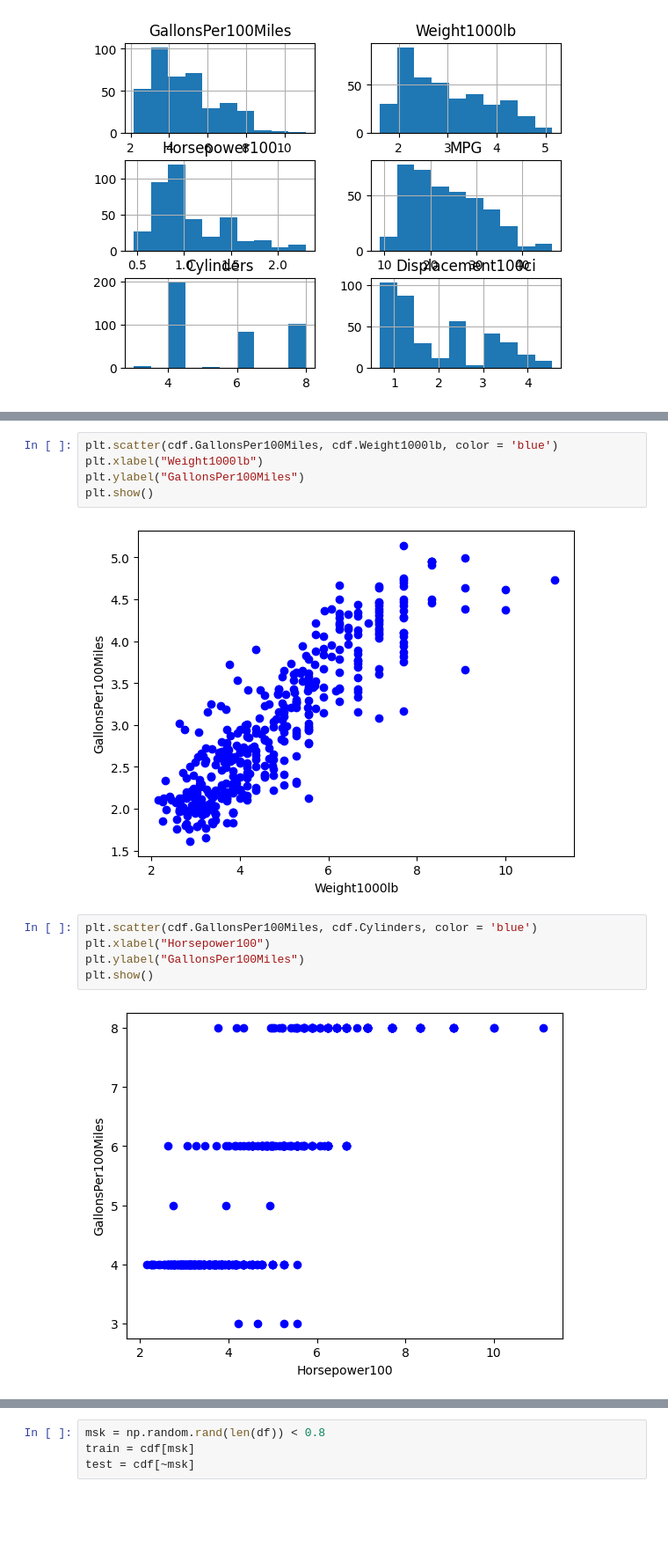
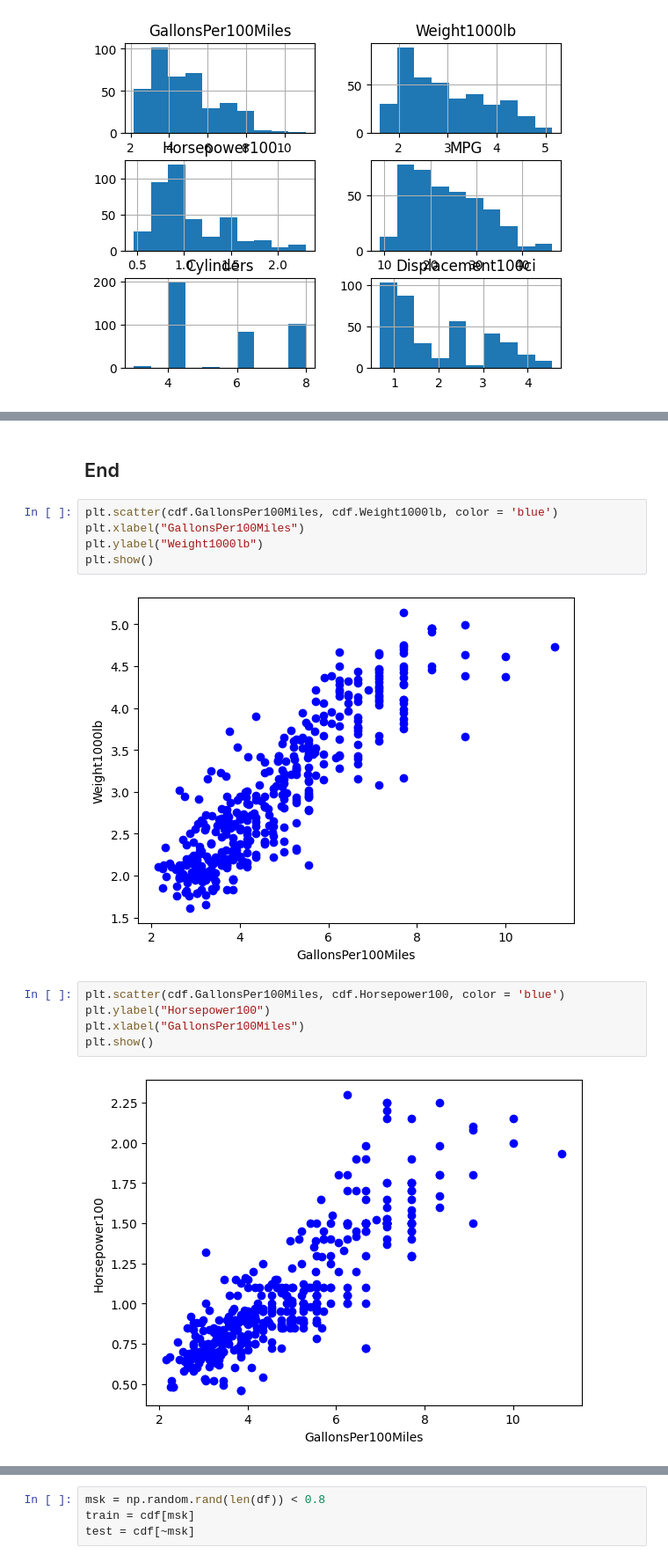
Before and after one commit to gibanator/assignment_3, a Jupyter notebook: linear_regression.ipynb, the cells around one changed output, grey strips where cells are left out. Shown at 88% size. Drawn from its saved outputs; the diff is of its cells as text; blank space fills up the shorter version.

```diff
--- a/linear_regression.ipynb
+++ b/linear_regression.ipynb
@@ -70,14 +109,16 @@ plt.show()
+# %% [markdown]
+## End
 # %%
 plt.scatter(cdf.GallonsPer100Miles, cdf.Weight1000lb, color = 'blue')
-plt.xlabel("Weight1000lb")
-plt.ylabel("GallonsPer100Miles")
+plt.xlabel("GallonsPer100Miles")
+plt.ylabel("Weight1000lb")
 plt.show()
 # %% [output]
-[figure, old version]
+[figure, new version]
 # %%
-plt.scatter(cdf.GallonsPer100Miles, cdf.Cylinders, color = 'blue')
-plt.xlabel("Horsepower100")
-plt.ylabel("GallonsPer100Miles")
+plt.scatter(cdf.GallonsPer100Miles, cdf.Horsepower100, color = 'blue')
+plt.ylabel("Horsepower100")
+plt.xlabel("GallonsPer100Miles")
 plt.show()
 # %% [output]
-[figure, old version]
+[figure, new version]
```
Also changed, not shown: parts of 18 cells of this notebook.
